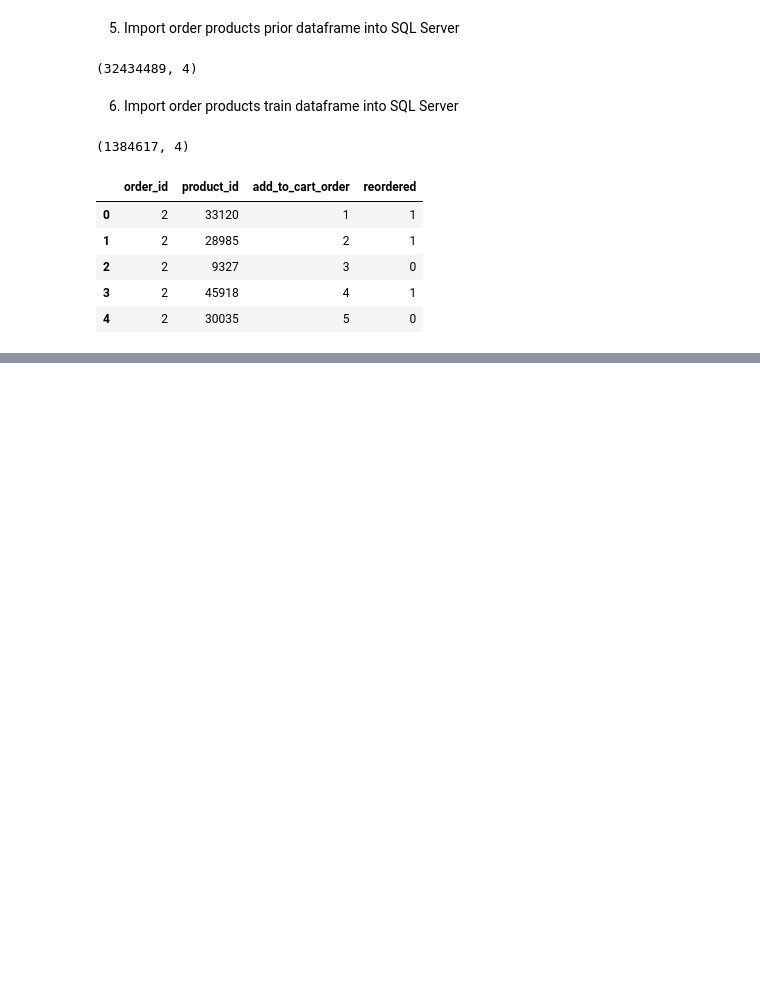
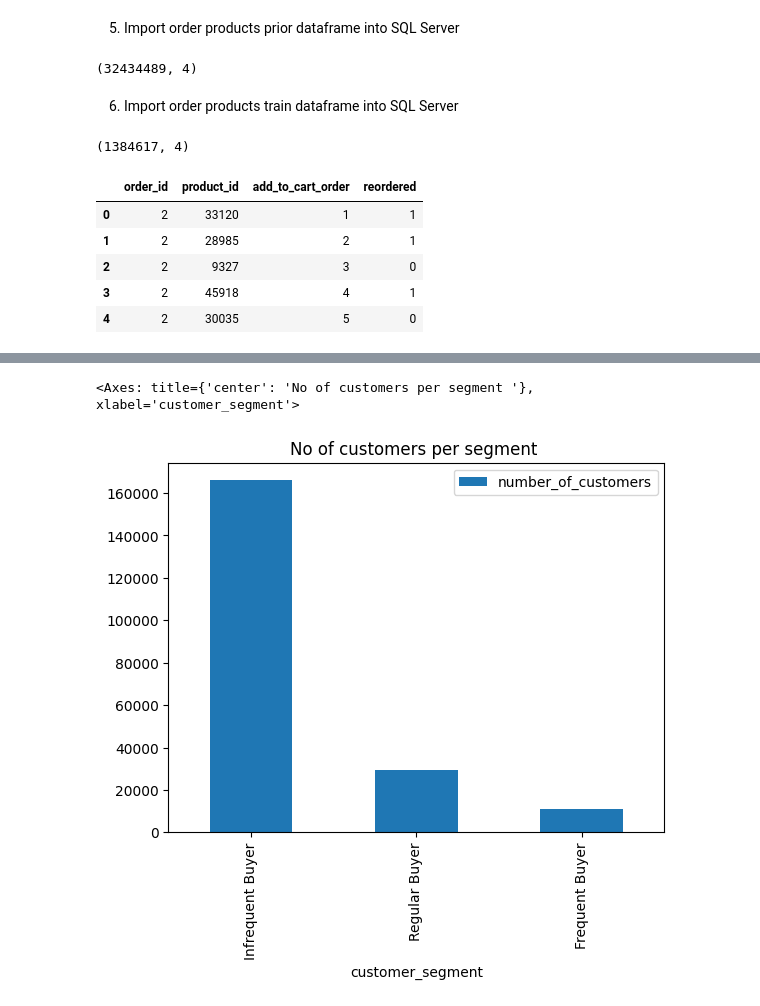
Before and after one commit to fjt-akin/instacart_market_basket_analysis, a Jupyter notebook: instacart_analysis.ipynb, the cells around one changed output, grey strips where cells are left out. Saved outputs shown, nothing was run; the diff lists cells and outputs as text; code cells hidden in the pictures; blank space fills up the shorter version.

```diff
--- a/instacart_analysis.ipynb
+++ b/instacart_analysis.ipynb
@@ -380,0 +448,6 @@ top_10_reordered_products_name[['product_name','reordered']]
+# %%
+df = No_customers_per_segment.set_index('customer_segment')
+df.plot(kind='bar', title='No of customers per segment ')
+# %% [output]
+<Axes: title={'center': 'No of customers per segment '}, xlabel='customer_segment'>
+[figure, added]
```
Also changed, not shown: parts of 12 cells of this notebook.
